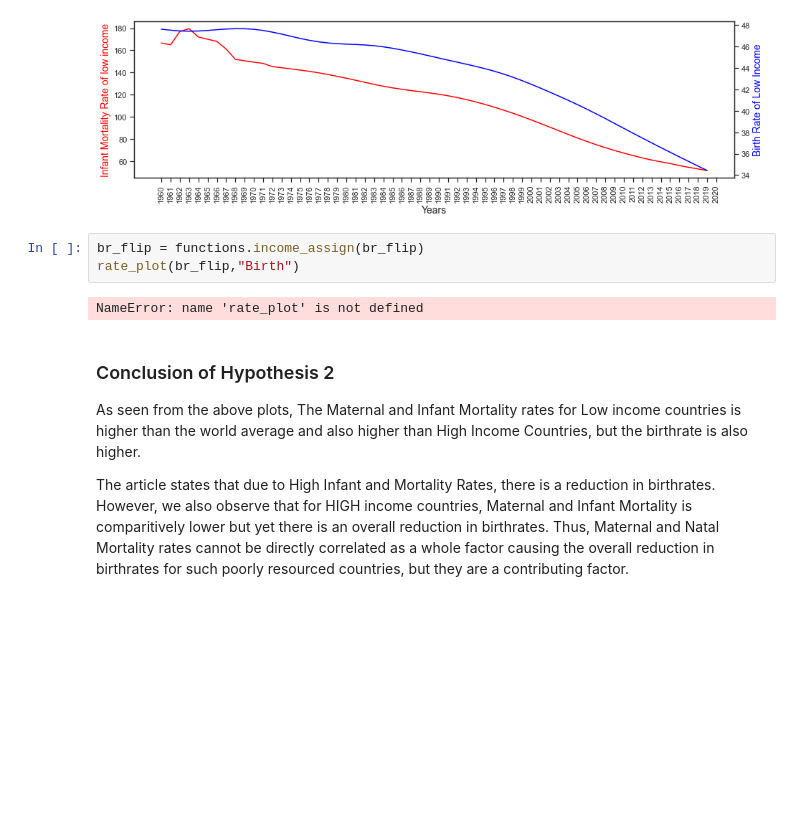
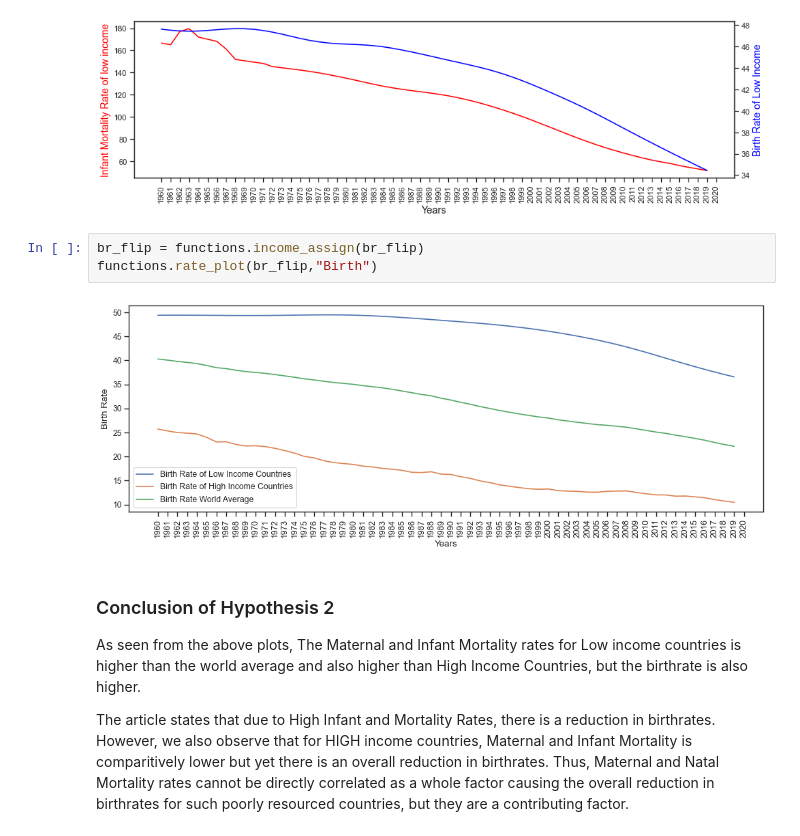
Before and after one commit to tjeon015/2021Fall_finals, a Jupyter notebook: IS 597 Final Project combined.ipynb, the cells around one changed output. Cells and saved outputs as stored; diff of their text form; blank space fills up the shorter version.

```diff
--- a/IS 597 Final Project combined.ipynb
+++ b/IS 597 Final Project combined.ipynb
@@ -533,9 +533,9 @@ plt.show()
 [figure]
 # %%
 br_flip = functions.income_assign(br_flip)
-rate_plot(br_flip,"Birth")
+functions.rate_plot(br_flip,"Birth")
 # %% [output]
-NameError: name 'rate_plot' is not defined
+[figure, added]
 # %% [markdown]
 ### Conclusion of Hypothesis 2
 
```
Also changed, not shown: parts of 21 cells of this notebook.
